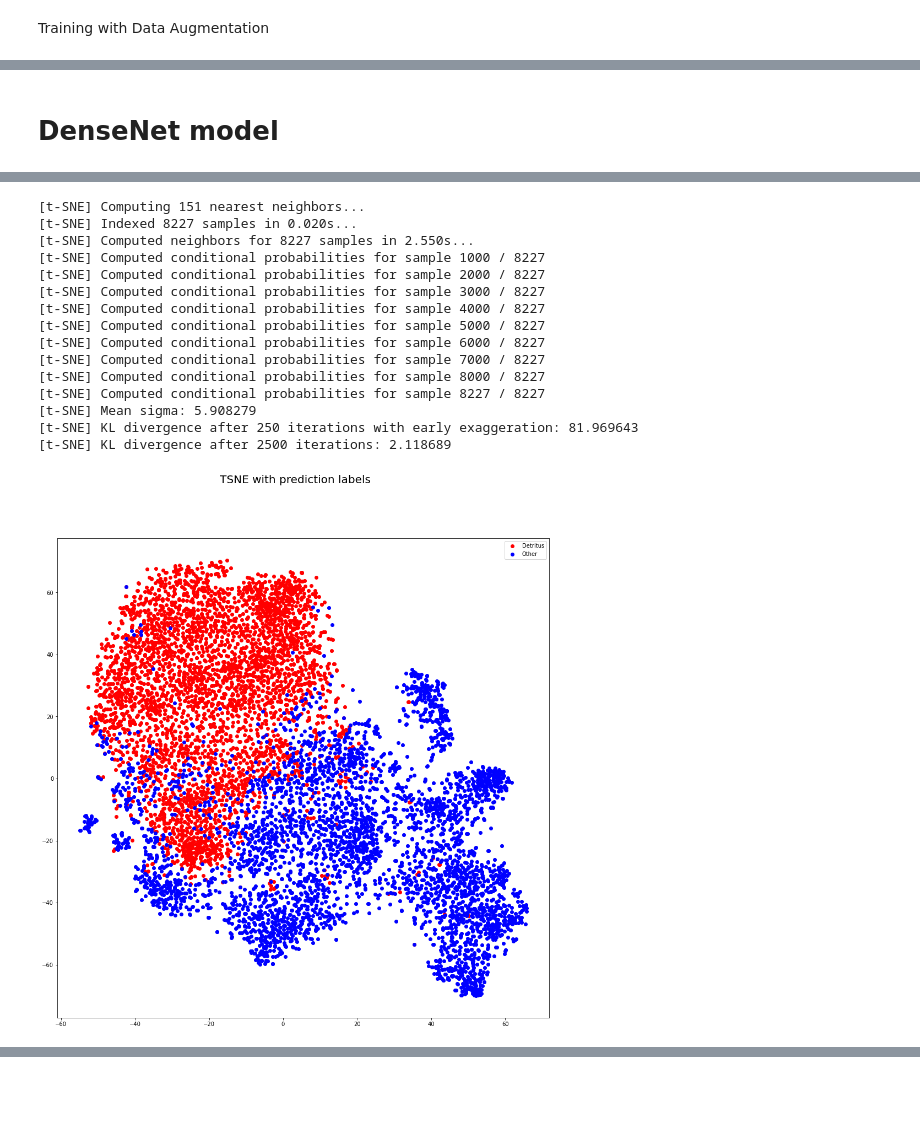
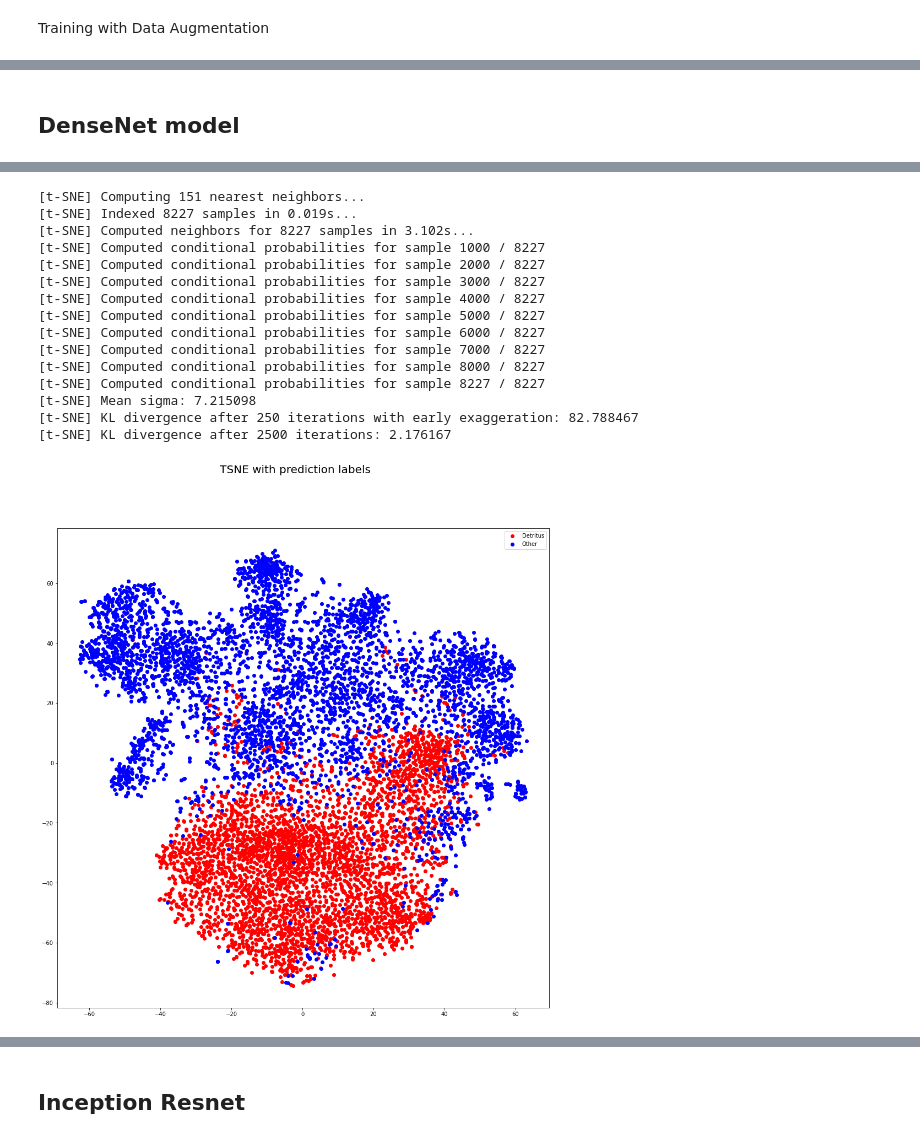
Before and after one commit to diego-mansilla/detritus-recognition, a Jupyter notebook: analyze_models.ipynb, the cells around one changed output, grey strips where cells are left out. Cells and saved outputs as stored; diff of their text form; code cells hidden in the pictures; blank space fills up the shorter version.

Commit message:
Model

```diff
--- a/analyze_models.ipynb
+++ b/analyze_models.ipynb
@@ -61,12 +61,12 @@ image_size=IMG_SIZE)
 Found 38391 files belonging to 2 classes.
 # %%
 validation_dataset = image_dataset_from_directory(validation_dir,
-shuffle=True,
+shuffle=False,
 batch_size=BATCH_SIZE,
 image_size=IMG_SIZE)
 
 test_dataset = image_dataset_from_directory(test_dir,
-shuffle=True,
+shuffle=False,
 batch_size=BATCH_SIZE,
 image_size=IMG_SIZE)
 # %% [output]
@@ -224,5 +215,5 @@ Test accuracy : 0.9541752934455872
 # %% [markdown]
-# DenseNet model
+## DenseNet model
 # %%
 def get_dense_net(drop_value=0.0, data_aug=False, l2_reg=0.0):
     dense_base_model = tf.keras.applications.DenseNet201(input_shape=IMG_SHAPE,
@@ -255,7 +246,7 @@ dense_model.compile(optimizer=tf.keras.optimizers.Adam(learning_rate=lr),
               loss=tf.keras.losses.BinaryCrossentropy(from_logits=True),
               metrics=['accuracy'])
 
-dense_model.load_weights('.dense_net_ft')
+dense_model.load_weights('.dense_net_ft_lr')
 
 loss, accuracy = dense_model.evaluate(test_dataset)
 print('Test accuracy :', accuracy)
@@ -268,16 +259,16 @@ Test accuracy : 0.9296219944953918
 [t-SNE] Computing 151 nearest neighbors...
-[t-SNE] Indexed 8227 samples in 0.020s...
-[t-SNE] Computed neighbors for 8227 samples in 2.550s...
+[t-SNE] Indexed 8227 samples in 0.019s...
+[t-SNE] Computed neighbors for 8227 samples in 3.102s...
 [t-SNE] Computed conditional probabilities for sample 1000 / 8227
 [t-SNE] Computed conditional probabilities for sample 2000 / 8227
 [t-SNE] Computed conditional probabilities for sample 3000 / 8227
 [t-SNE] Computed conditional probabilities for sample 4000 / 8227
 [t-SNE] Computed conditional probabilities for sample 5000 / 8227
 [t-SNE] Computed conditional probabilities for sample 6000 / 8227
 [t-SNE] Computed conditional probabilities for sample 7000 / 8227
 [t-SNE] Computed conditional probabilities for sample 8000 / 8227
 [t-SNE] Computed conditional probabilities for sample 8227 / 8227
-[t-SNE] Mean sigma: 5.908279
-[t-SNE] KL divergence after 250 iterations with early exaggeration: 81.969643
-[t-SNE] KL divergence after 2500 iterations: 2.118689
+[t-SNE] Mean sigma: 7.215098
+[t-SNE] KL divergence after 250 iterations with early exaggeration: 82.788467
+[t-SNE] KL divergence after 2500 iterations: 2.176167
-[figure, old version]
+[figure, new version]
@@ -306,0 +276,2 @@ def process_results(correct_files, incorrect_files, tenancy):
+# %% [markdown]
+## Inception Resnet
```
Also changed, not shown: parts of 29 cells of this notebook, 5 other files.
